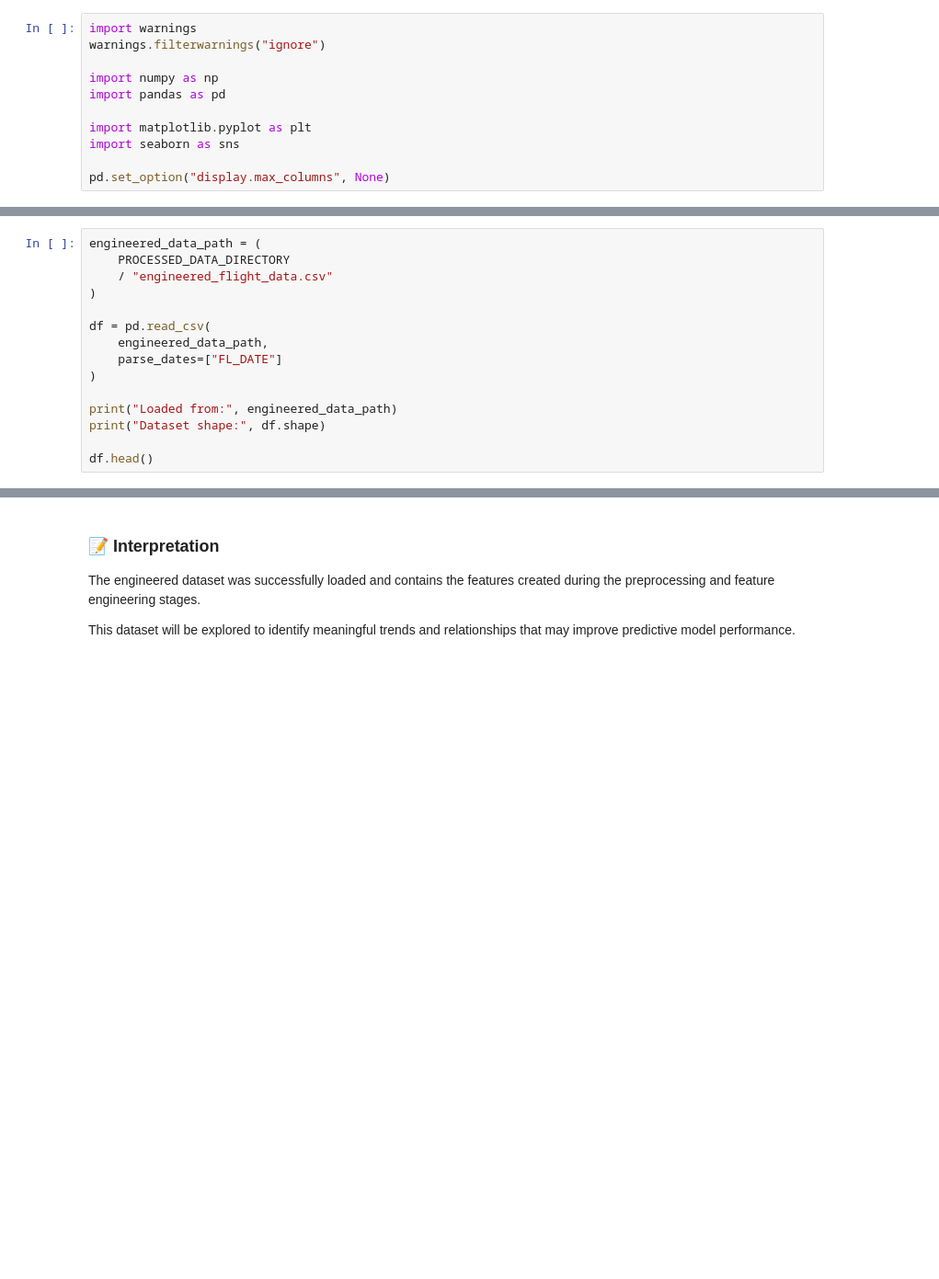
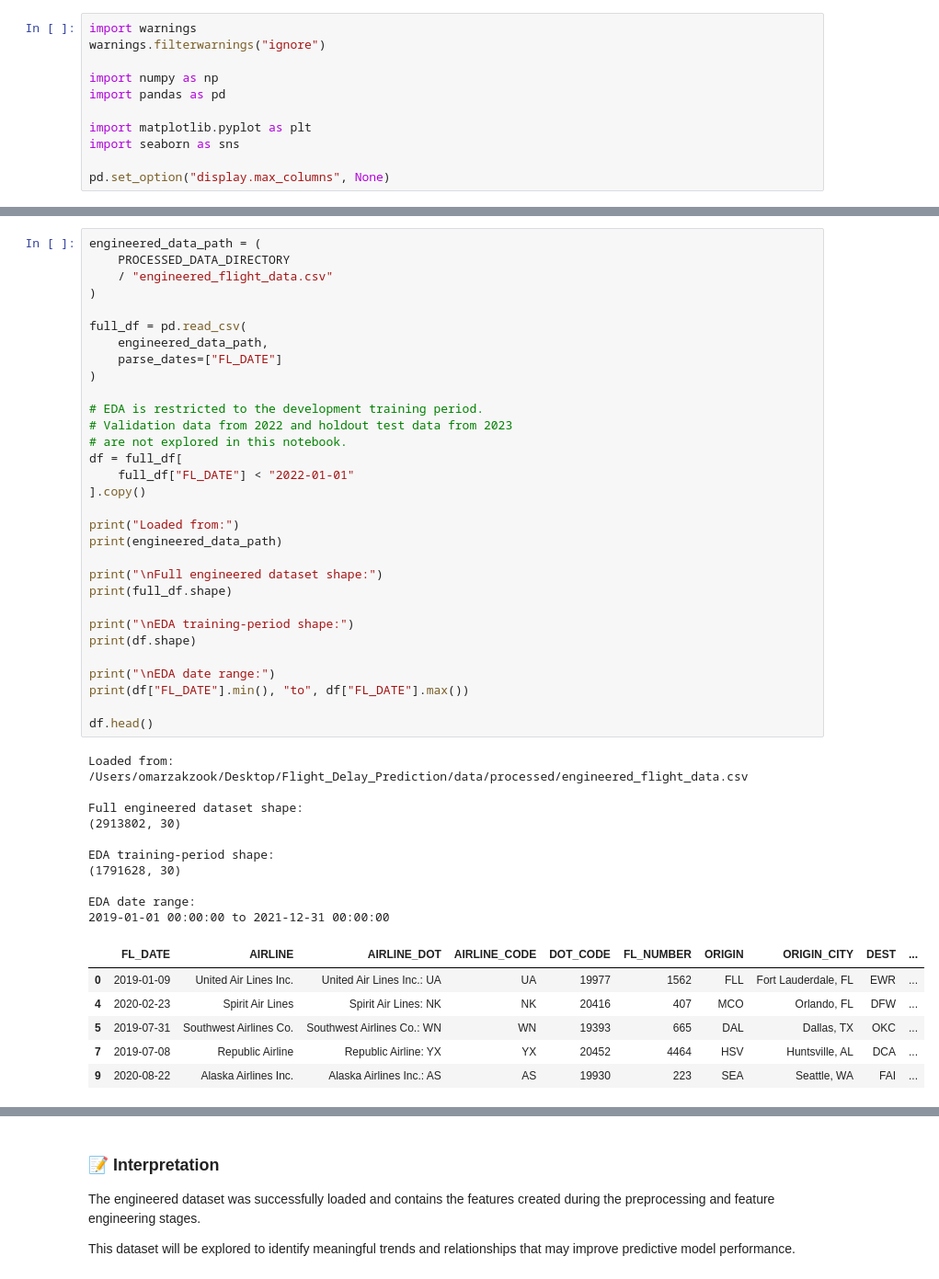
Before and after one commit to omarzakzook/Flight_Delay_Prediction, a Jupyter notebook: notebooks/05_Exploratory_Data_Analysis.ipynb, the cells around one changed output, grey strips where cells are left out. Shown at 92% size. Saved outputs shown, nothing was run; the diff lists cells and outputs as text; blank space fills up the shorter version.

```diff
--- a/notebooks/05_Exploratory_Data_Analysis.ipynb
+++ b/notebooks/05_Exploratory_Data_Analysis.ipynb
@@ -66,18 +63,52 @@ print("Project root:", PROJECT_ROOT)
 # %%
 engineered_data_path = (
     PROCESSED_DATA_DIRECTORY
     / "engineered_flight_data.csv"
 )
 
-df = pd.read_csv(
+full_df = pd.read_csv(
     engineered_data_path,
     parse_dates=["FL_DATE"]
 )
 
-print("Loaded from:", engineered_data_path)
-print("Dataset shape:", df.shape)
+# EDA is restricted to the development training period.
+# Validation data from 2022 and holdout test data from 2023
+# are not explored in this notebook.
+df = full_df[
+    full_df["FL_DATE"] < "2022-01-01"
+].copy()
+
+print("Loaded from:")
+print(engineered_data_path)
+
+print("\nFull engineered dataset shape:")
+print(full_df.shape)
+
+print("\nEDA training-period shape:")
+print(df.shape)
+
+print("\nEDA date range:")
+print(df["FL_DATE"].min(), "to", df["FL_DATE"].max())
 
 df.head()
+# %% [output]
+Loaded from:
+/Users/omarzakzook/Desktop/Flight_Delay_Prediction/data/processed/engineered_flight_data.csv
+
+Full engineered dataset shape:
+(2913802, 30)
+
+EDA training-period shape:
+(1791628, 30)
+
+EDA date range:
+2019-01-01 00:00:00 to 2021-12-31 00:00:00
+|  | FL_DATE | AIRLINE | AIRLINE_DOT | AIRLINE_CODE | DOT_CODE | FL_NUMBER | ORIGIN | ORIGIN_CITY | DEST | ... |
+| 0 | 2019-01-09 | United Air Lines Inc. | United Air Lines Inc.: UA | UA | 19977 | 1562 | FLL | Fort Lauderdale, FL | EWR | ... |
+| 4 | 2020-02-23 | Spirit Air Lines | Spirit Air Lines: NK | NK | 20416 | 407 | MCO | Orlando, FL | DFW | ... |
+| 5 | 2019-07-31 | Southwest Airlines Co. | Southwest Airlines Co.: WN | WN | 19393 | 665 | DAL | Dallas, TX | OKC | ... |
+| 7 | 2019-07-08 | Republic Airline | Republic Airline: YX | YX | 20452 | 4464 | HSV | Huntsville, AL | DCA | ... |
+| 9 | 2020-08-22 | Alaska Airlines Inc. | Alaska Airlines Inc.: AS | AS | 19930 | 223 | SEA | Seattle, WA | FAI | ... |
 # %%
 print(f"Rows: {df.shape[0]:,}")
 print(f"Columns: {df.shape[1]}")
```
Also changed, not shown: parts of 26 cells of this notebook.
